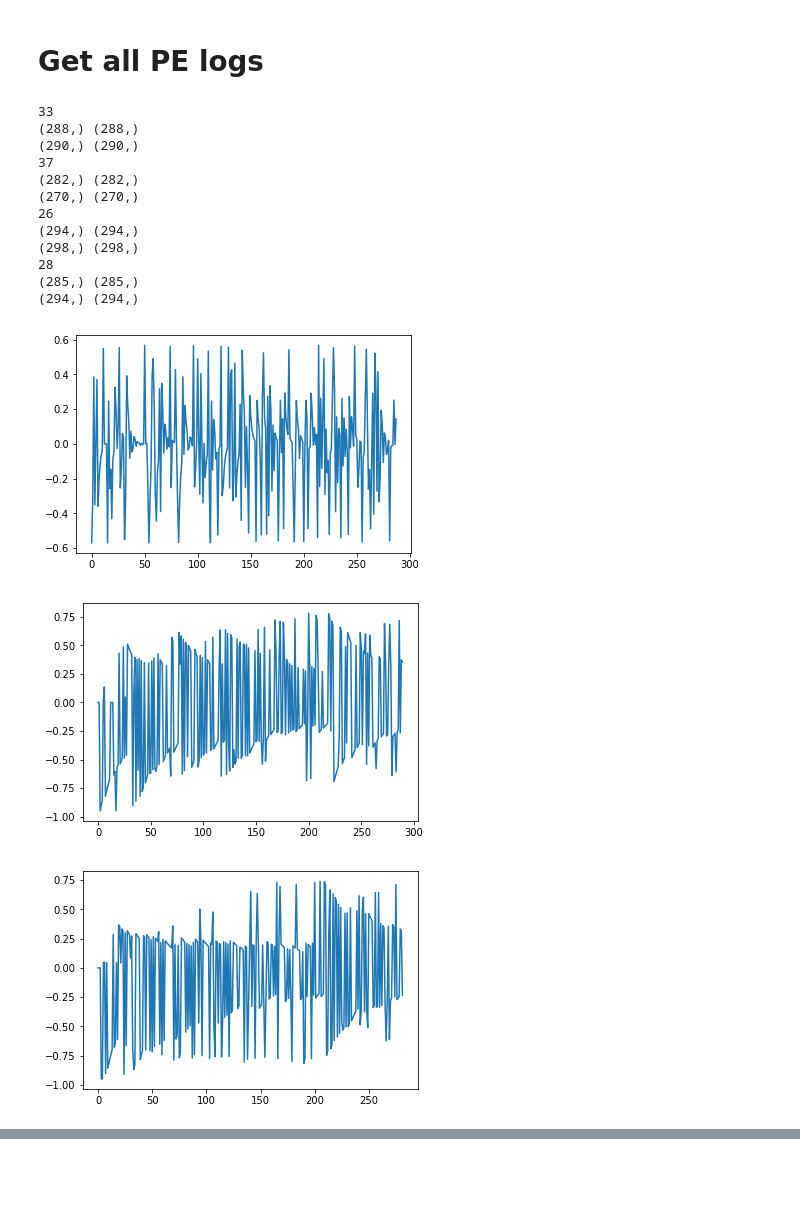
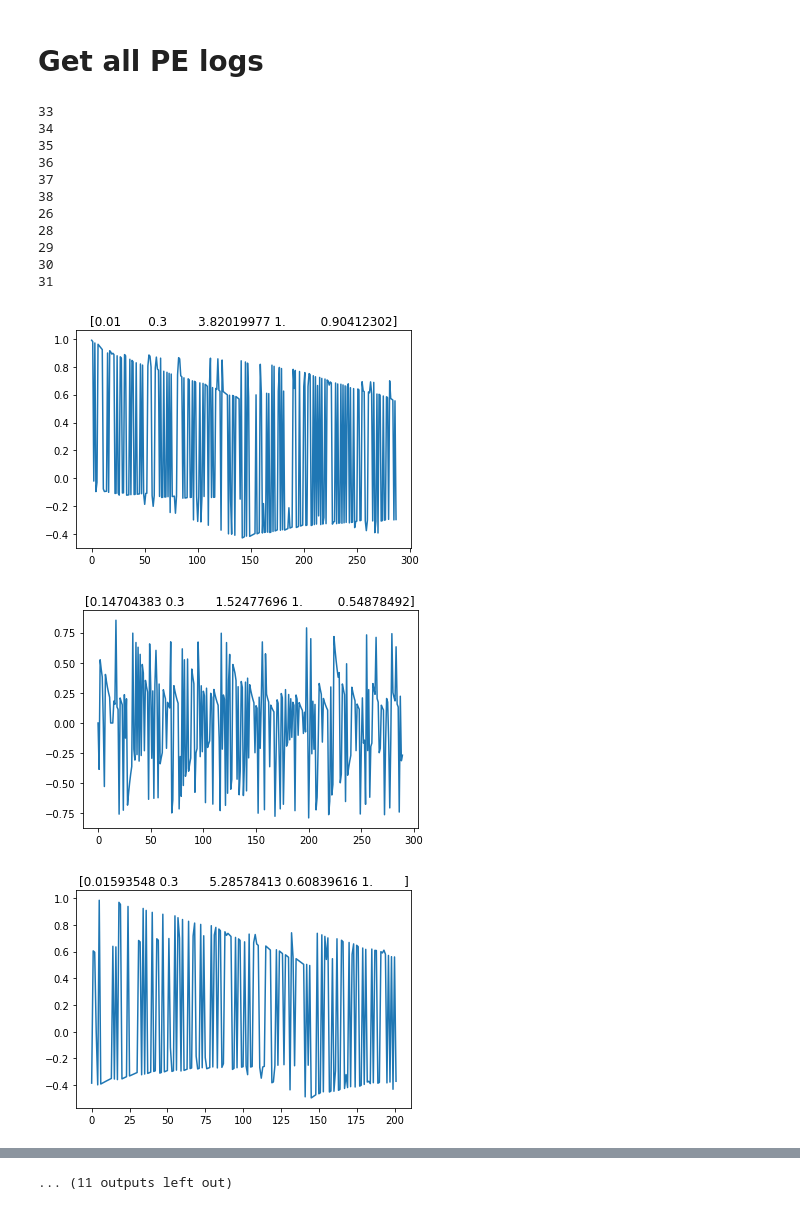
Before and after one commit to Maylibooyah69/RewardReversalPorject, a Jupyter notebook: hisMLE.ipynb, the cells around one changed output, grey strips where cells are left out. Cells and saved outputs as stored; diff of their text form; code cells hidden in the pictures; blank space fills up the shorter version.

```diff
--- a/hisMLE.ipynb
+++ b/hisMLE.ipynb
@@ -8,18 +8,24 @@ import Data_processing as dp
 import ToyQ2
 from scipy.optimize import minimize
 from functools import partial
+from ipywidgets import interact, interactive, fixed, interact_manual
 
 git_data='/cndd/hop006/Github/RewardReversalPorject/Data/epoched_eeg'
 
 behavior_log_path='/cndd/hop006/Github/RewardReversalPorject/BehaviorLog/'
 Logs=pd.read_pickle(git_data+'/26to38behaviors.pickle')
+rat_2_anal=[33, 34, 35, 36, 37, 38, 26, 28, 29, 30, 31]
 # %%
 def myllNEG(action_log,reward_log,params):
     n=len(mya)
     alphaG=params[0]
     alphaL=params[1]
     beta=params[2]
-    Q=np.zeros((n,2))
+    initQ=[params[3],params[4]]
+
+    Q=np.tile(initQ,(n,1))
+#     Q=np.zeros((n,2))
+
     ll=np.zeros((n,1))
     PE=np.zeros((n,1))
     q=np.zeros((n,1))
@@ -44,7 +50,12 @@ def myll_log(action_log,reward_log,params):
     alphaG=params[0]
     alphaL=params[1]
     beta=params[2]
-    Q=np.zeros((n,2))
+    initQ=[params[3],params[4]]
+
+
+    Q=np.tile(initQ,(n,1))
+#     Q=np.zeros((n,2)) #zero init
+#     Q=np.full((n,2),0.5)
     ll=np.zeros((n,1))
     PE=np.zeros((n,1))
     q=np.zeros((n,1))
@@ -65,16 +76,17 @@ def myll_log(action_log,reward_log,params):
     return ll,PE,q,Q
 
 def MLE(action_log,reward_log,params0):
-    b1=(0.05,1)
-    b2=(1,40)
-    bnds=(b1,b1,b2)
+    b1=(0.01,0.5)
+    b2=(0.5,40)
+    b3=(0,1)
+    bnds=(b1,b1,b2,b3,b3)
     cur_myll=partial(myllNEG,mya,myr)
     sol=minimize(cur_myll,params0,method='SLSQP',bounds=bnds)
     return sol
 # %%
-real_params=[0.05,0.02,4]
+real_params=[0.5,0.5,4,0.1,0.11]
 env=ToyQ2.toyQ_2choice()
-rat1=dp.Rat(None,*real_params,init_Q=np.array([0.000001,0.00001]),sim=True)
+rat1=dp.Rat(None,*real_params[:-1],init_Q=np.array([0.51,0.51]),sim=True)
 env,rat1=dp.train_rat(env,rat1,300,sim=True)
 plt.plot(rat1.PElog)
 mya=rat1.choice_Log
@@ -105,40 +118,48 @@ plt.plot(PE)
 # %% [markdown]
 # Get all PE logs
+# %%
+real_params=[0.3,0.3,1,0.5,0.5]
 # %%
-rat_2_anal=[33, 37, 26, 28]
 days=2
 count=1
 PELogs={}
 filflag=False
 
 for rat in rat_2_anal:
     print(rat)
     for day in range(days):
         flag='rat_'+str(rat)+'day_'+str(day)
         plt.figure(count)
         count+=1
+
         mya=Logs.loc[flag+'sideaction'][0]
         myr=Logs.loc[flag+'reward'][0]
-        print(mya.shape,myr.shape)
-        sol=MLE(mya,myr,real_params)
+
+        n=np.min(np.array([mya.size,myr.size]))
+
+        mya=mya[:n]
+        myr=myr[:n]
+
+        sol=MLE(mya[:n],myr[:n],real_params)
         mparams=sol['x']
-        ll,PE,q,Q=myll_log(mya,myr,mparams)
+        ll,PE,q,Q=myll_log(mya[:n],myr[:n],mparams)
         plt.plot(PE)
+        plt.title(mparams)
+
         PELogs['rat_'+str(rat)+'day_'+str(day)]=PE
         PELogs['rat_'+str(rat)+'day_'+str(day)+'params']=mparams
 # %% [output]
 33
-(288,) (288,)
-(290,) (290,)
+34
+35
+36
 37
-(282,) (282,)
-(270,) (270,)
+38
 26
-(294,) (294,)
-(298,) (298,)
 28
-(285,) (285,)
-(294,) (294,)
+29
+30
+31
-[figure, old version]
+[figure, new version]
-[figure, old version]
+[figure, new version]
-[figure, old version]
+[figure, new version]
@@ -149,0 +174 @@ for rat in rat_2_anal:
+... (11 outputs left out)
```
Also changed, not shown: parts of 6 cells of this notebook, 5 other files.
